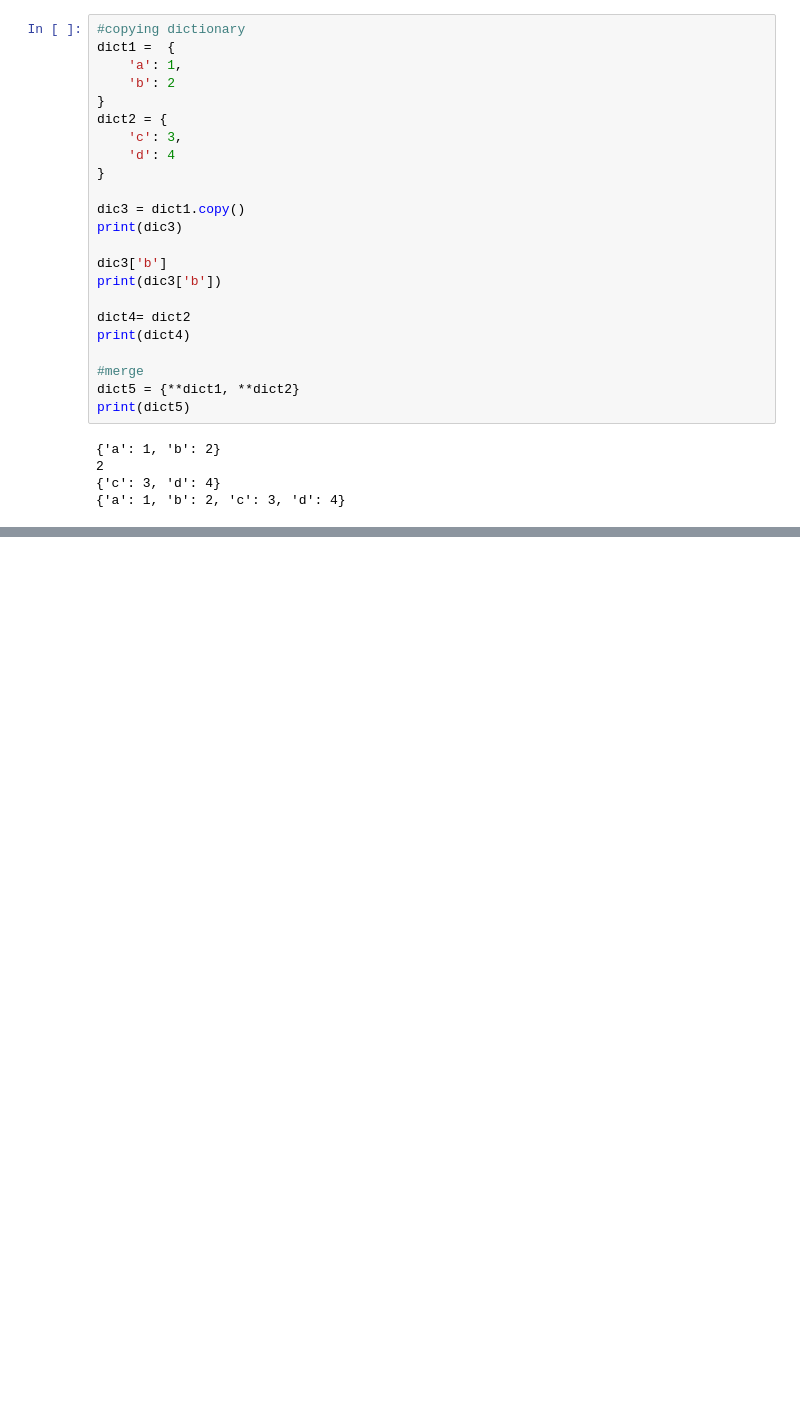
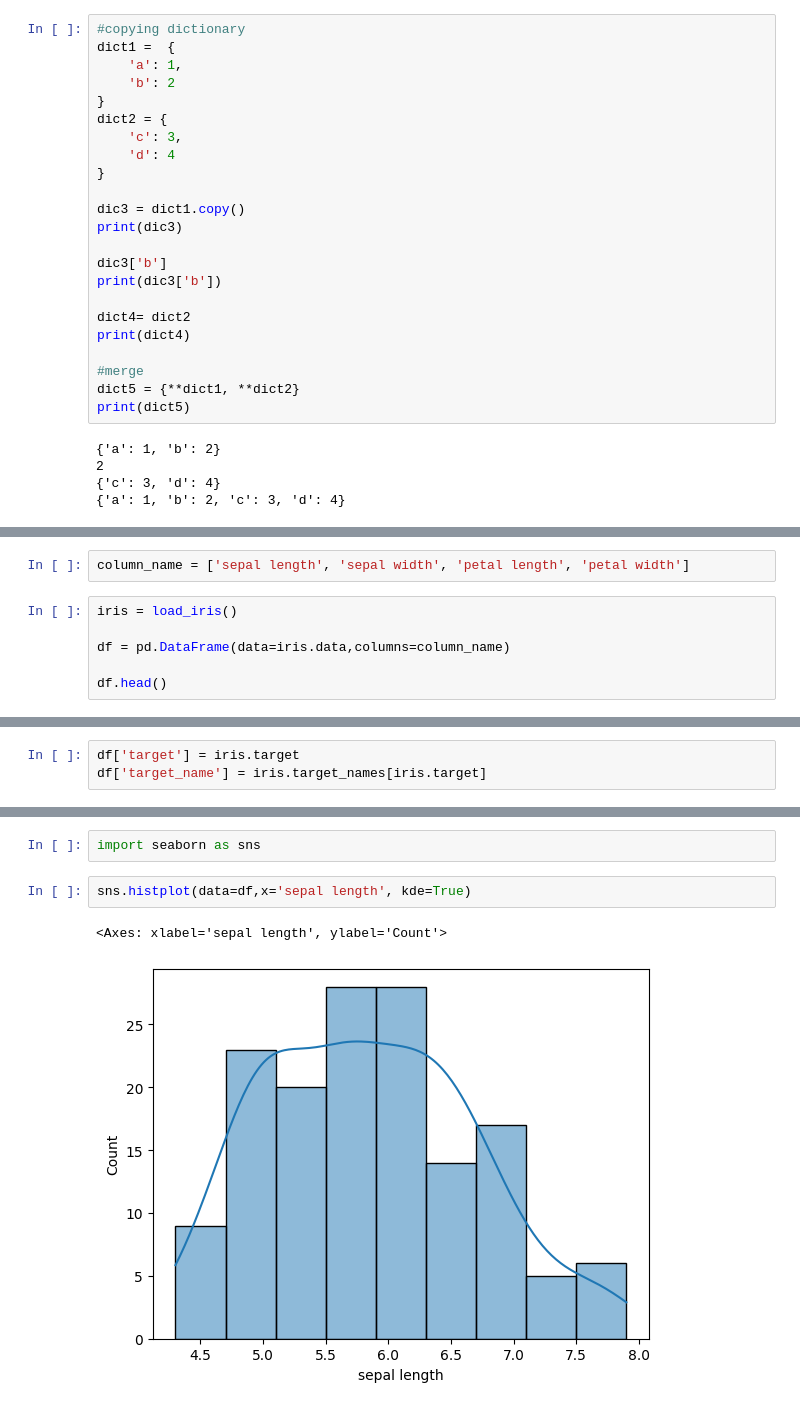
Before and after one commit to chaudhary-dotcom/Python-Beginning-, a Jupyter notebook: Dictionary_Exercise.ipynb, the cells around one changed output, grey strips where cells are left out. Cells and saved outputs as stored; diff of their text form; blank space fills up the shorter version.

```diff
--- a/Dictionary_Exercise.ipynb
+++ b/Dictionary_Exercise.ipynb
@@ -195,0 +200,8 @@ print(dict5)
+# %%
+column_name = ['sepal length', 'sepal width', 'petal length', 'petal width']
+# %%
+iris = load_iris()
+
+df = pd.DataFrame(data=iris.data,columns=column_name)
+
+df.head()
@@ -195,0 +215,3 @@ print(dict5)
+# %%
+df['target'] = iris.target
+df['target_name'] = iris.target_names[iris.target]
@@ -195,0 +279,7 @@ print(dict5)
+# %%
+import seaborn as sns
+# %%
+sns.histplot(data=df,x='sepal length', kde=True)
+# %% [output]
+<Axes: xlabel='sepal length', ylabel='Count'>
+[figure, added]
```
Also changed, not shown: parts of 18 cells of this notebook.
